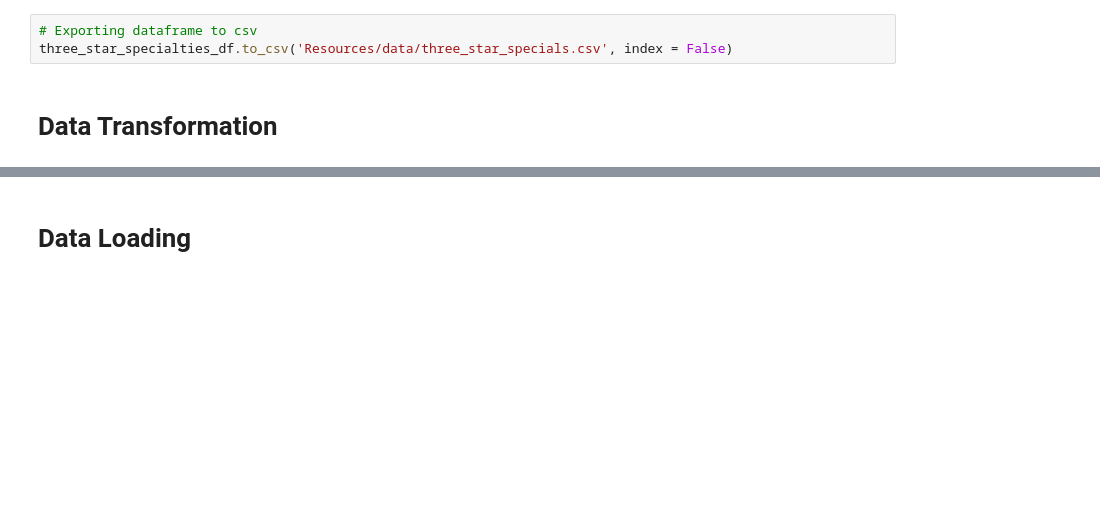
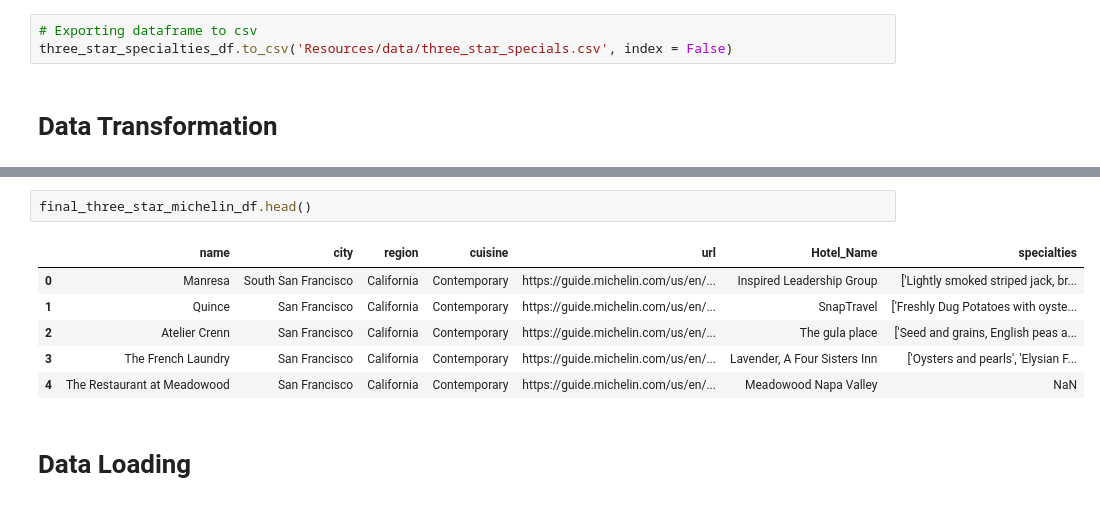
Before and after one commit to sunwoo-kim20/etl-european-restaurants, a Jupyter notebook: etl-michelin-restaurants.ipynb, the cells around one changed output, grey strips where cells are left out. Saved outputs shown, nothing was run; the diff lists cells and outputs as text; blank space fills up the shorter version.

```diff
--- a/etl-michelin-restaurants.ipynb
+++ b/etl-michelin-restaurants.ipynb
@@ -474,2 +531,11 @@ three_star_specialties_df = pd.read_csv("Resources/data/three_star_specials.csv"
+# %%
+final_three_star_michelin_df.head()
+# %% [output]
+|  | name | city | region | cuisine | url | Hotel_Name | specialties |
+| 0 | Manresa | South San Francisco | California | Contemporary | https://guide.michelin.com/us/en/... | Inspired Leadership Group | ['Lightly smoked striped jack, br... |
+| 1 | Quince | San Francisco | California | Contemporary | https://guide.michelin.com/us/en/... | SnapTravel | ['Freshly Dug Potatoes with oyste... |
+| 2 | Atelier Crenn | San Francisco | California | Contemporary | https://guide.michelin.com/us/en/... | The gula place | ['Seed and grains, English peas a... |
+| 3 | The French Laundry | San Francisco | California | Contemporary | https://guide.michelin.com/us/en/... | Lavender, A Four Sisters Inn | ['Oysters and pearls', 'Elysian F... |
+| 4 | The Restaurant at Meadowood | San Francisco | California | Contemporary | https://guide.michelin.com/us/en/... | Meadowood Napa Valley | NaN |
 # %% [markdown]
 # Data Loading
```
Also changed, not shown: parts of 12 cells of this notebook.
